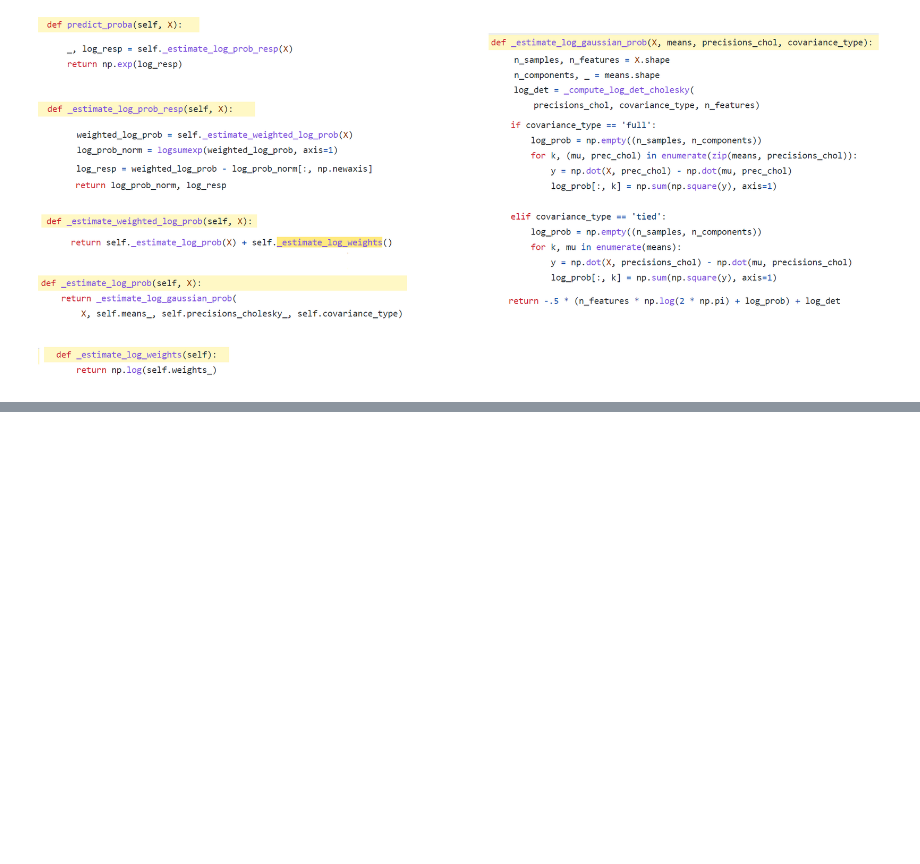
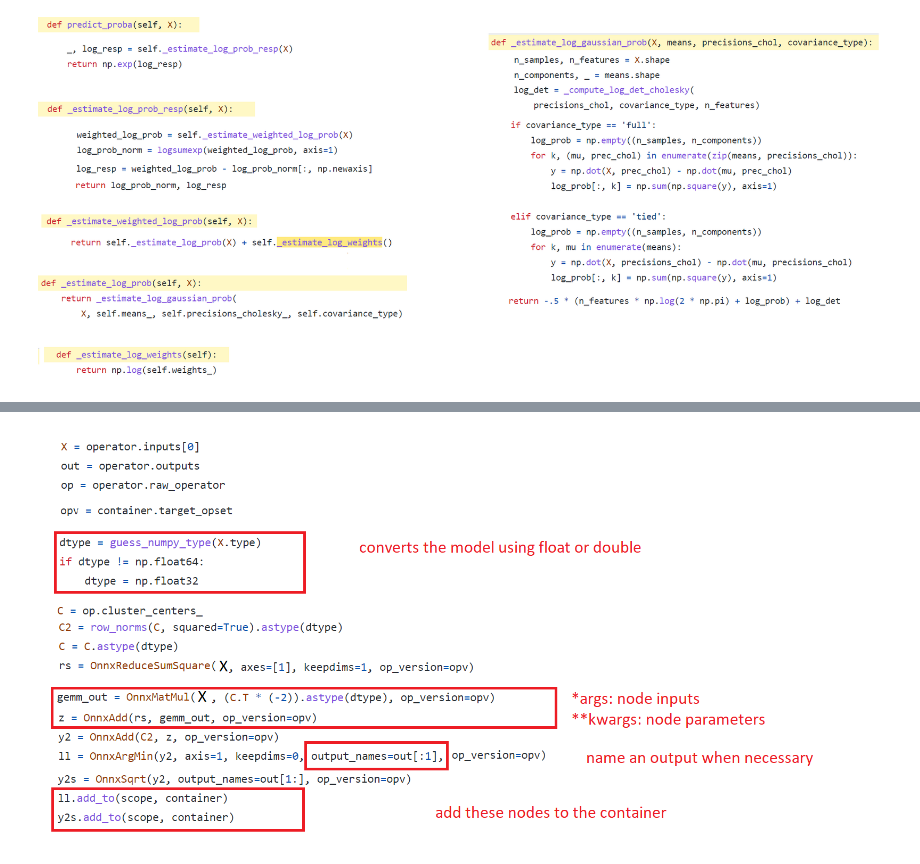
Before and after one commit to onnx/sklearn-onnx, a Jupyter notebook: docs/notebooks/introduction.ipynb, the cells around one changed output, grey strips where cells are left out. Saved outputs shown, nothing was run; the diff lists cells and outputs as text; code cells hidden in the pictures; blank space fills up the shorter version.

```diff
--- a/docs/notebooks/introduction.ipynb
+++ b/docs/notebooks/introduction.ipynb
@@ -489,0 +505,4 @@ Image("images/linreg.png", width=500)
+# %%
+Image("images/kmeans.png", width=800)
+# %% [output]
+[figure, added]
```
Also changed, not shown: parts of 18 cells of this notebook, 5 other files.
